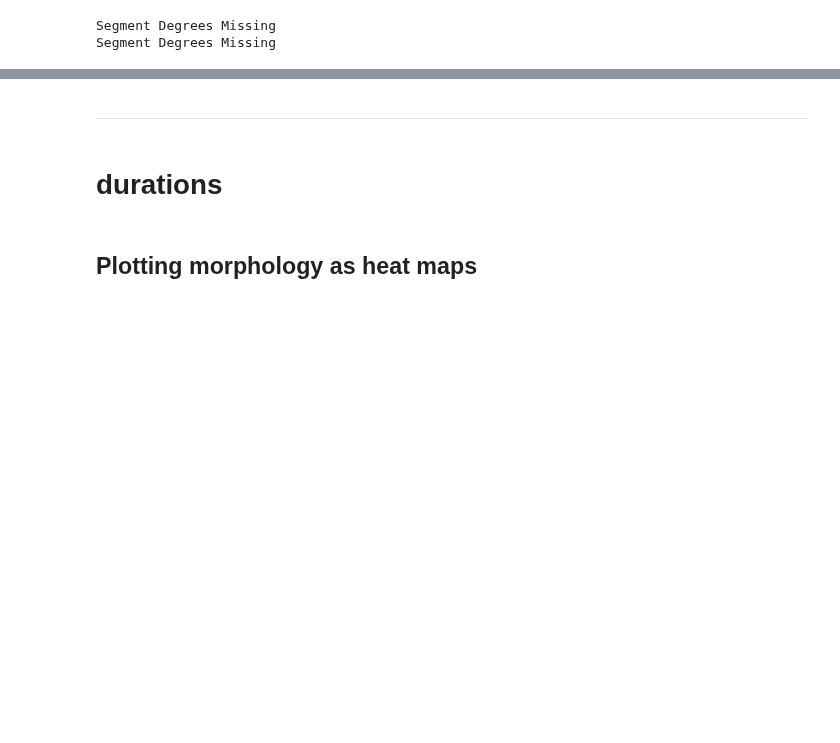
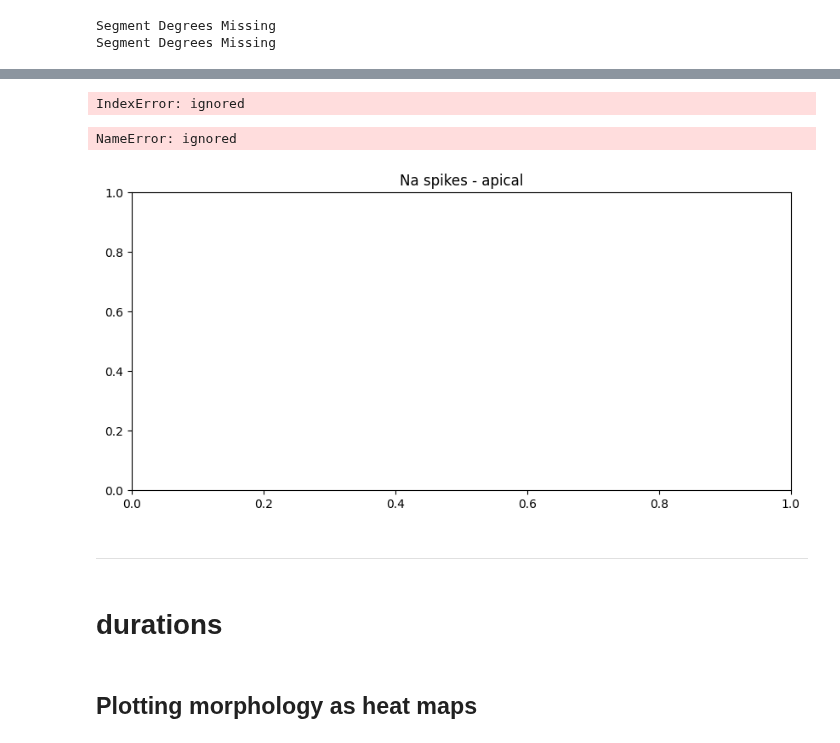
Before and after one commit to davidfague/Neural-Modeling, a Jupyter notebook: NMDAExploration.ipynb, the cells around one changed output, grey strips where cells are left out. Drawn from its saved outputs; the diff is of its cells as text; code cells hidden in the pictures; blank space fills up the shorter version.

```diff
--- a/NMDAExploration.ipynb
+++ b/NMDAExploration.ipynb
@@ -376,7 +424,7 @@ for i in na_df.segmentID.unique():
 # %%
 # na_df['duration'] = (na_df['duration_high'] - na_df['duration_low'] + 1)/10
 # %%
-segs_na_df = segs.join(na_df.set_index('segmentID')).reset_index()
+segs_na_df = segs.join(na_df.set_index('seg_index')).reset_index()
 # display(segs_na_df.Type.to_string())
 # display(segs_na_df.Elec_distance.to_string())
 
@@ -427,35 +490,40 @@ def get_sta(segs_na_df, spktimes):
         c = i
     return na_dend, na_apic
 # %%
-na_dend, na_apic = get_sta(segs_na_df, spktimes)
-rand_spktimes = np.sort(np.random.choice(np.arange(0,150000), spktimes.shape[0]))
+na_dend, na_apic = get_sta(segs_na_df, spiketimes)
+rand_spktimes = np.sort(np.random.choice(np.arange(0,150000), spiketimes.shape[0]))
 na_dend_rand, na_apic_rand = get_sta(segs_na_df, rand_spktimes)
+# %% [output]
+IndexError: ignored
 # %%
 plt.figure(figsize=(10,10))
 plt.subplot(2,1,1)
 plt.title('Na spikes - apical')
-plt.imshow((na_dend-na_dend_rand)/len(spktimes),cmap='jet',vmin=-0.4, vmax=0.6)
+plt.imshow((na_dend-na_dend_rand)/len(spiketimes),cmap='jet',vmin=-0.4, vmax=0.6)
 # plt.imshow((na_apic-na_apic_rand)/len(spktimes),cmap='jet')
 plt.colorbar(label='additional events per AP')
 plt.xticks(ticks=np.arange(0,40,5)-0.5,labels=['{}'.format(i) for i in np.arange(-20,20,5)])
 plt.yticks(ticks=[0,9],labels=['further','closer'])
 plt.xlim(5,35)
 
 plt.subplot(2,1,2)
 plt.title('Na spikes - basal')
 plt.imshow((na_dend-na_dend_rand)/len(spktimes),cmap='jet',vmin=-0.2, vmax=0.2)
 # plt.imshow((na_dend-na_dend_rand)/len(spktimes),cmap='jet')
 plt.colorbar(label='additional events per AP')
 plt.xticks(ticks=np.arange(0,40,5)-0.5,labels=['{}'.format(i) for i in np.arange(-20,20,5)])
 plt.yticks(ticks=[0,9],labels=['further','closer'])
 plt.xlabel('time(ms)')
 plt.xlim(5,35)
 if Detailed==True:
     plt.savefig(output_folder+'/DetailedNaSpikestoAP.png')
 else:
     plt.savefig(output_folder+'/ReducedNaSpikestoAP.png')
 
 plt.show()
+# %% [output]
+NameError: ignored
+[figure, added]
 # %% [markdown]
 ----------
 # %%
```
Also changed, not shown: parts of 37 cells of this notebook.
